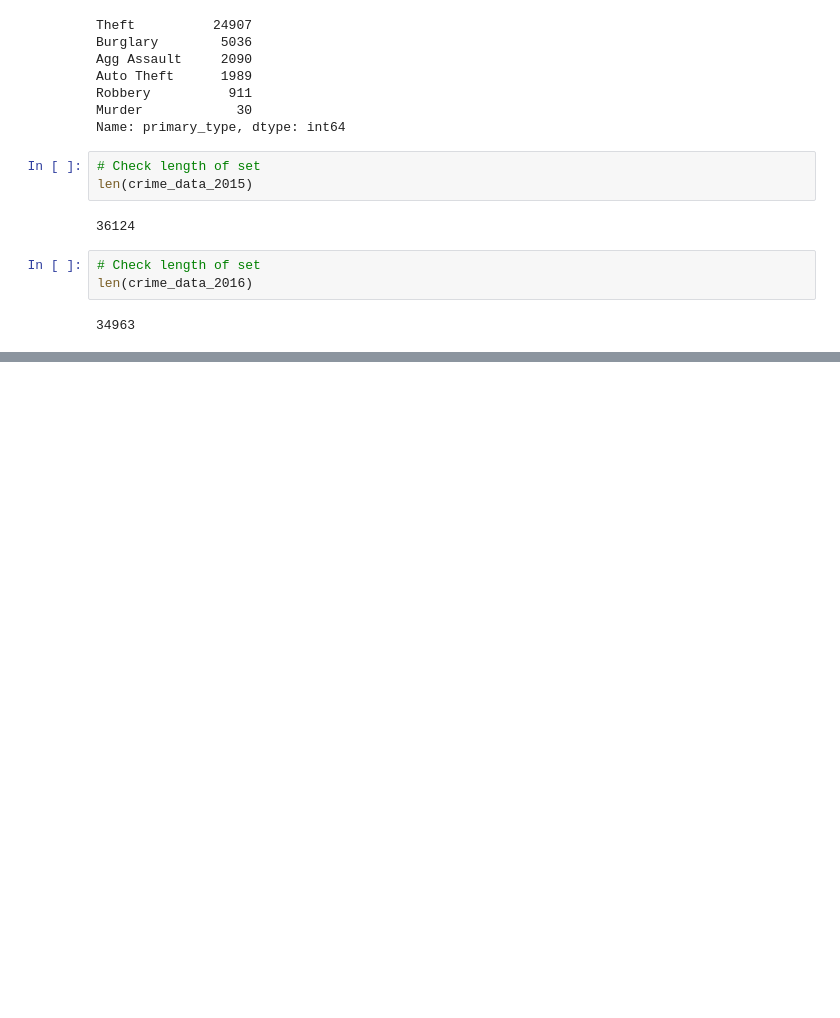
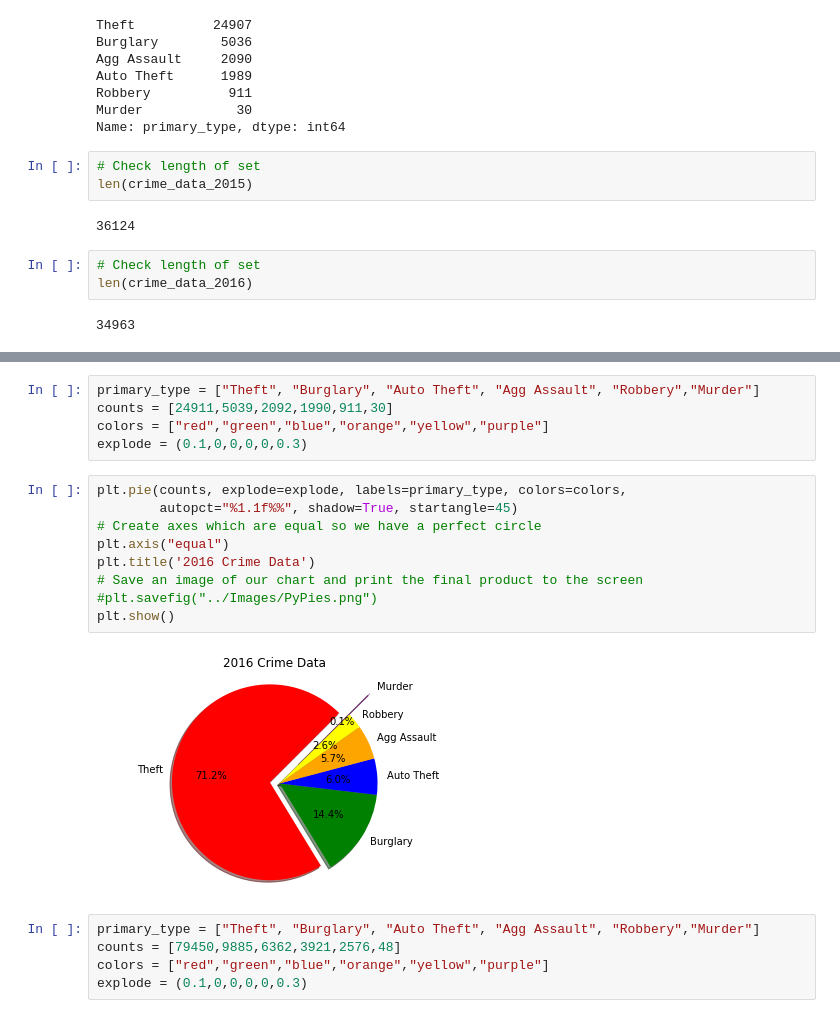
Before and after one commit to shruthieg/Austin-Crime-Data-Analytics, a Jupyter notebook: Project_1_DataClean2.ipynb, the cells around one changed output, grey strips where cells are left out. Drawn from its saved outputs; the diff is of its cells as text; blank space fills up the shorter version.

```diff
--- a/Project_1_DataClean2.ipynb
+++ b/Project_1_DataClean2.ipynb
@@ -296,0 +331,21 @@ crime_data_2016.to_csv(output_data_file_2016)
+# %%
+primary_type = ["Theft", "Burglary", "Auto Theft", "Agg Assault", "Robbery","Murder"]
+counts = [24911,5039,2092,1990,911,30]
+colors = ["red","green","blue","orange","yellow","purple"]
+explode = (0.1,0,0,0,0,0.3)
+# %%
+plt.pie(counts, explode=explode, labels=primary_type, colors=colors,
+        autopct="%1.1f%%", shadow=True, startangle=45)
+# Create axes which are equal so we have a perfect circle
+plt.axis("equal")
+plt.title('2016 Crime Data')
+# Save an image of our chart and print the final product to the screen
+#plt.savefig("../Images/PyPies.png")
+plt.show()
+# %% [output]
+[figure, added]
+# %%
+primary_type = ["Theft", "Burglary", "Auto Theft", "Agg Assault", "Robbery","Murder"]
+counts = [79450,9885,6362,3921,2576,48]
+colors = ["red","green","blue","orange","yellow","purple"]
+explode = (0.1,0,0,0,0,0.3)
```
Also changed, not shown: parts of 74 cells of this notebook, 1 other file.
